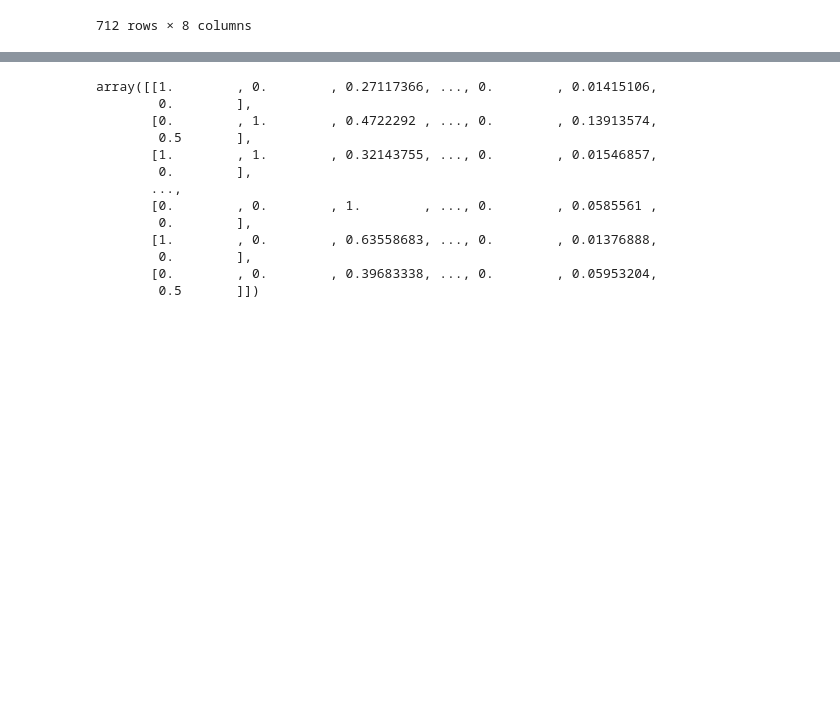
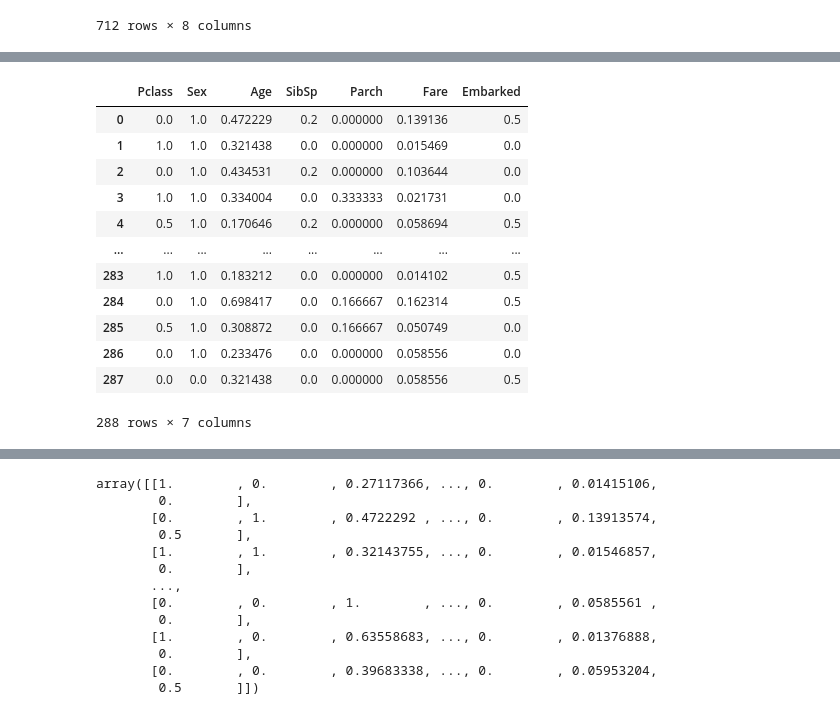
Before and after one commit to komi24/PythonBNP02122020, a Jupyter notebook: Titanic.ipynb, the cells around one changed output, grey strips where cells are left out. Cells and saved outputs as stored; diff of their text form; code cells hidden in the pictures; blank space fills up the shorter version.

```diff
--- a/Titanic.ipynb
+++ b/Titanic.ipynb
@@ -23,0 +33,25 @@ df
+# %%
+# import matplotlib.pyplot as plt
+
+survivors = df[df["Survived"] == 1]
+casualties = df[df["Survived"] == 0]
+
+pd.DataFrame(scaler.transform(casualties.drop(columns=["Survived"])), columns=df.drop(columns=["Survived"]).columns) #.plot.scatter("Sex", "Age", c="r")
+pd.DataFrame(scaler.transform(survivors.drop(columns=["Survived"])), columns=df.drop(columns=["Survived"]).columns) # .plot.scatter("Sex", "Age", c="g")
+
+# pd.DataFrame(scaler.transform(casualties.drop(columns=["Survived"])), columns=df.drop(columns=["Survived"]).columns).plot.scatter("Sex", "Age", c="r")
+# pd.DataFrame(scaler.transform(survivors.drop(columns=["Survived"])), columns=df.drop(columns=["Survived"]).columns).plot.scatter("Sex", "Age", c="g")
+# %% [output]
+|  | Pclass | Sex | Age | SibSp | Parch | Fare | Embarked |
+| 0 | 0.0 | 1.0 | 0.472229 | 0.2 | 0.000000 | 0.139136 | 0.5 |
+| 1 | 1.0 | 1.0 | 0.321438 | 0.0 | 0.000000 | 0.015469 | 0.0 |
+| 2 | 0.0 | 1.0 | 0.434531 | 0.2 | 0.000000 | 0.103644 | 0.0 |
+| 3 | 1.0 | 1.0 | 0.334004 | 0.0 | 0.333333 | 0.021731 | 0.0 |
+| 4 | 0.5 | 1.0 | 0.170646 | 0.2 | 0.000000 | 0.058694 | 0.5 |
+| ... | ... | ... | ... | ... | ... | ... | ... |
+| 283 | 1.0 | 1.0 | 0.183212 | 0.0 | 0.000000 | 0.014102 | 0.5 |
+| 284 | 0.0 | 1.0 | 0.698417 | 0.0 | 0.166667 | 0.162314 | 0.5 |
+| 285 | 0.5 | 1.0 | 0.308872 | 0.0 | 0.166667 | 0.050749 | 0.0 |
+| 286 | 0.0 | 1.0 | 0.233476 | 0.0 | 0.000000 | 0.058556 | 0.0 |
+| 287 | 0.0 | 0.0 | 0.321438 | 0.0 | 0.000000 | 0.058556 | 0.5 |
+288 rows × 7 columns
```
Also changed, not shown: parts of 8 cells of this notebook, 18 other files.
